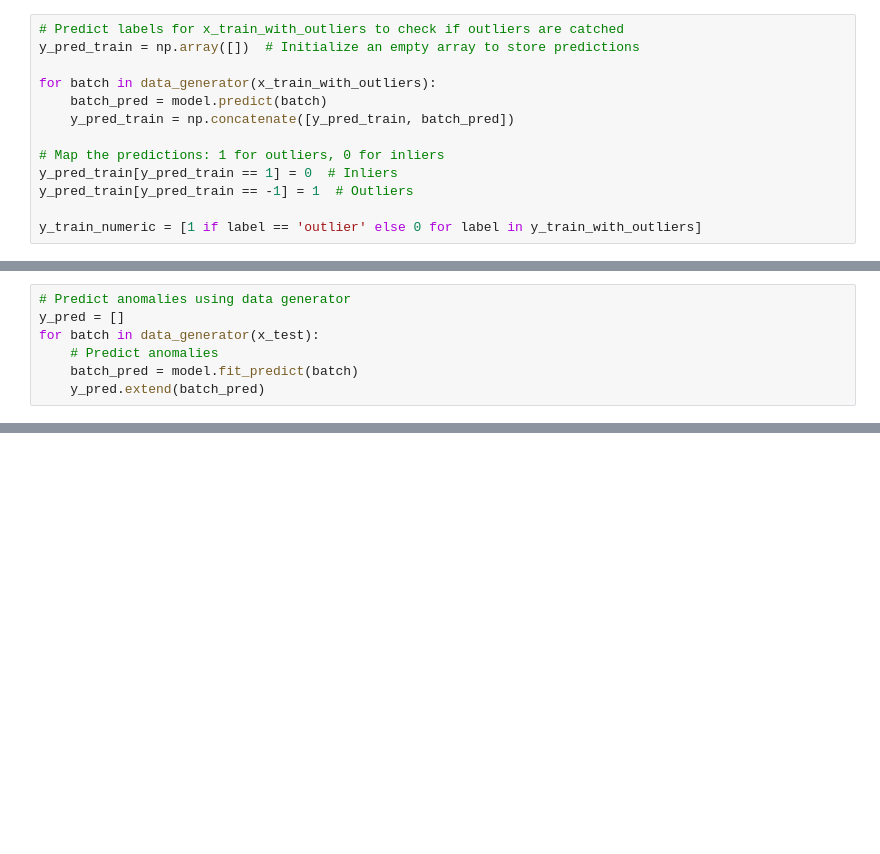
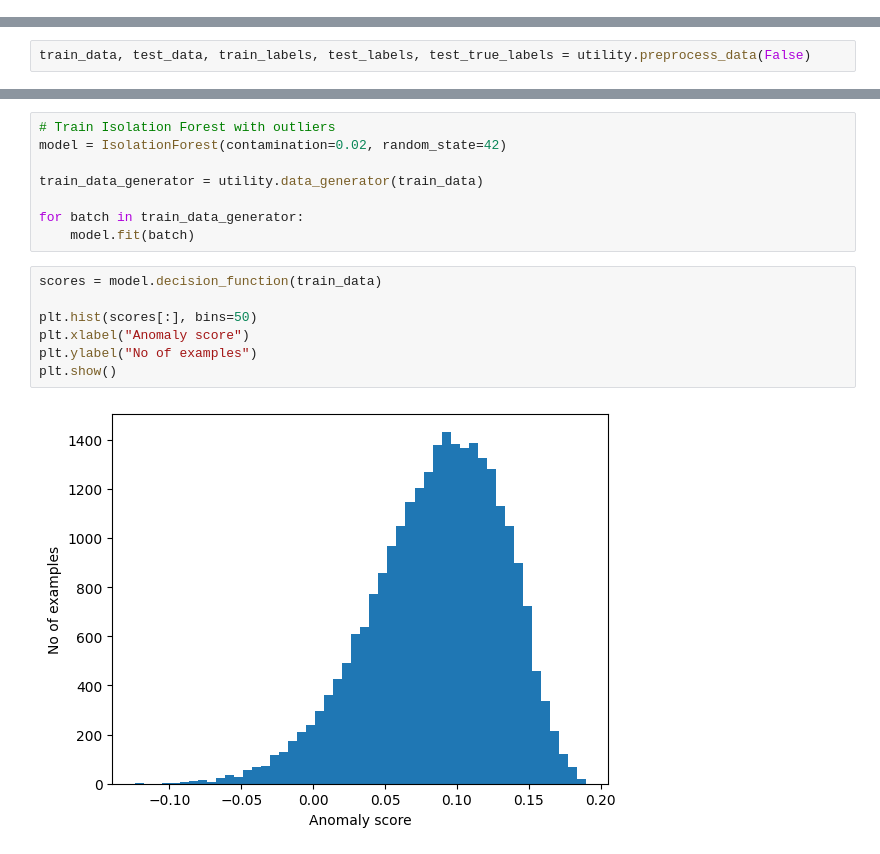
Before and after one commit to HeadBangZ/MasterThesis, a Jupyter notebook: quickdraw/random_forest/if.ipynb, the cells around one changed output, grey strips where cells are left out. Saved outputs shown, nothing was run; the diff lists cells and outputs as text; blank space fills up the shorter version.

```diff
--- a/quickdraw/random_forest/if.ipynb
+++ b/quickdraw/random_forest/if.ipynb
@@ -82,13 +0,0 @@ for batch in train_data_generator:
-# %%
-# Predict labels for x_train_with_outliers to check if outliers are catched
-y_pred_train = np.array([])  # Initialize an empty array to store predictions
-
-for batch in data_generator(x_train_with_outliers):
-    batch_pred = model.predict(batch)
-    y_pred_train = np.concatenate([y_pred_train, batch_pred])
-
-# Map the predictions: 1 for outliers, 0 for inliers
-y_pred_train[y_pred_train == 1] = 0  # Inliers
-y_pred_train[y_pred_train == -1] = 1  # Outliers
-
-y_train_numeric = [1 if label == 'outlier' else 0 for label in y_train_with_outliers]
@@ -120,7 +0,0 @@ Training Data F1 Score: 0.0009959450807426906
-# %%
-# Predict anomalies using data generator
-y_pred = []
-for batch in data_generator(x_test):
-    # Predict anomalies
-    batch_pred = model.fit_predict(batch)
-    y_pred.extend(batch_pred)
@@ -227,0 +16,2 @@ plt.show()
+# %%
+train_data, test_data, train_labels, test_labels, test_true_labels = utility.preprocess_data(False)
@@ -227,0 +45,17 @@ plt.show()
+# %%
+# Train Isolation Forest with outliers
+model = IsolationForest(contamination=0.02, random_state=42)
+
+train_data_generator = utility.data_generator(train_data)
+
+for batch in train_data_generator:
+    model.fit(batch)
+# %%
+scores = model.decision_function(train_data)
+
+plt.hist(scores[:], bins=50)
+plt.xlabel("Anomaly score")
+plt.ylabel("No of examples")
+plt.show()
+# %% [output]
+[figure, added]
```
Also changed, not shown: parts of 44 cells of this notebook, 21 other files.
